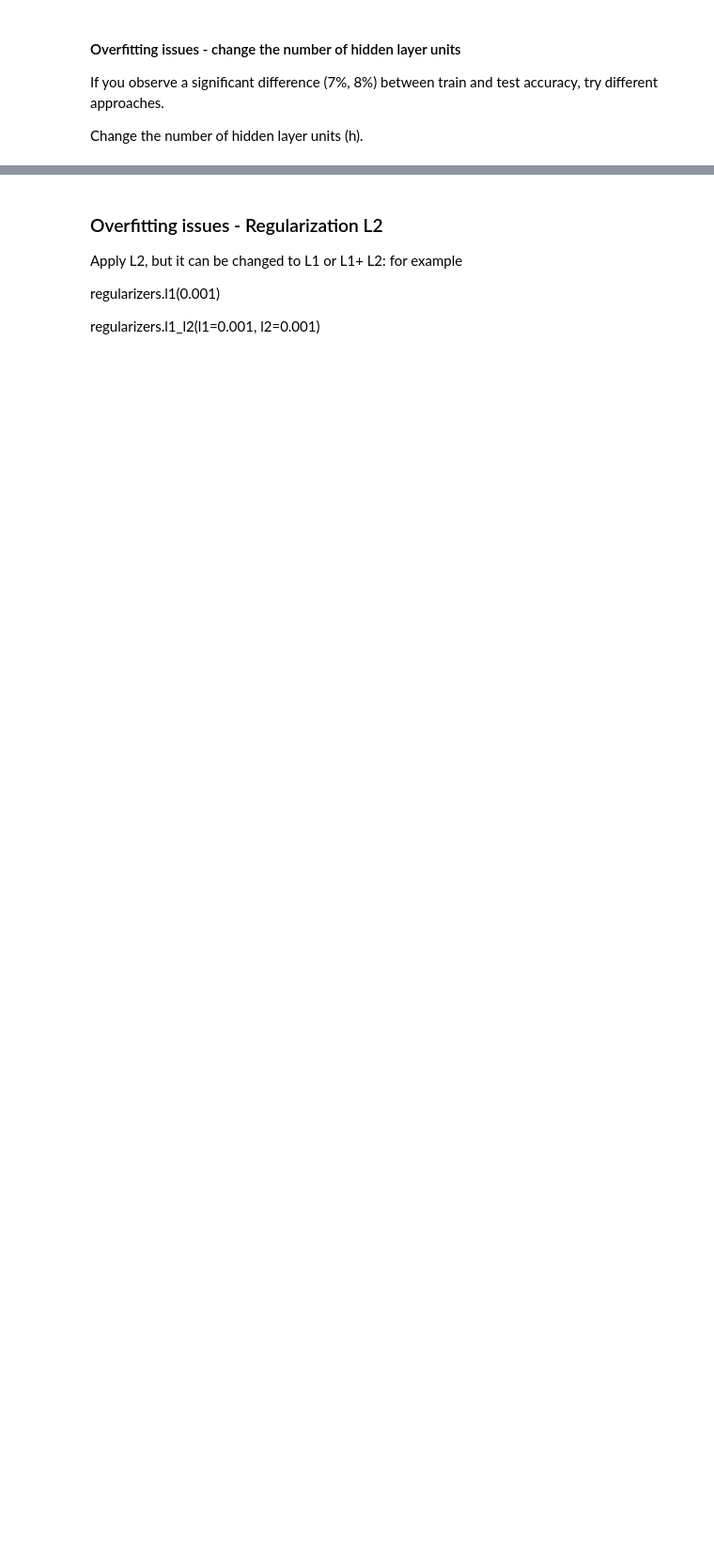
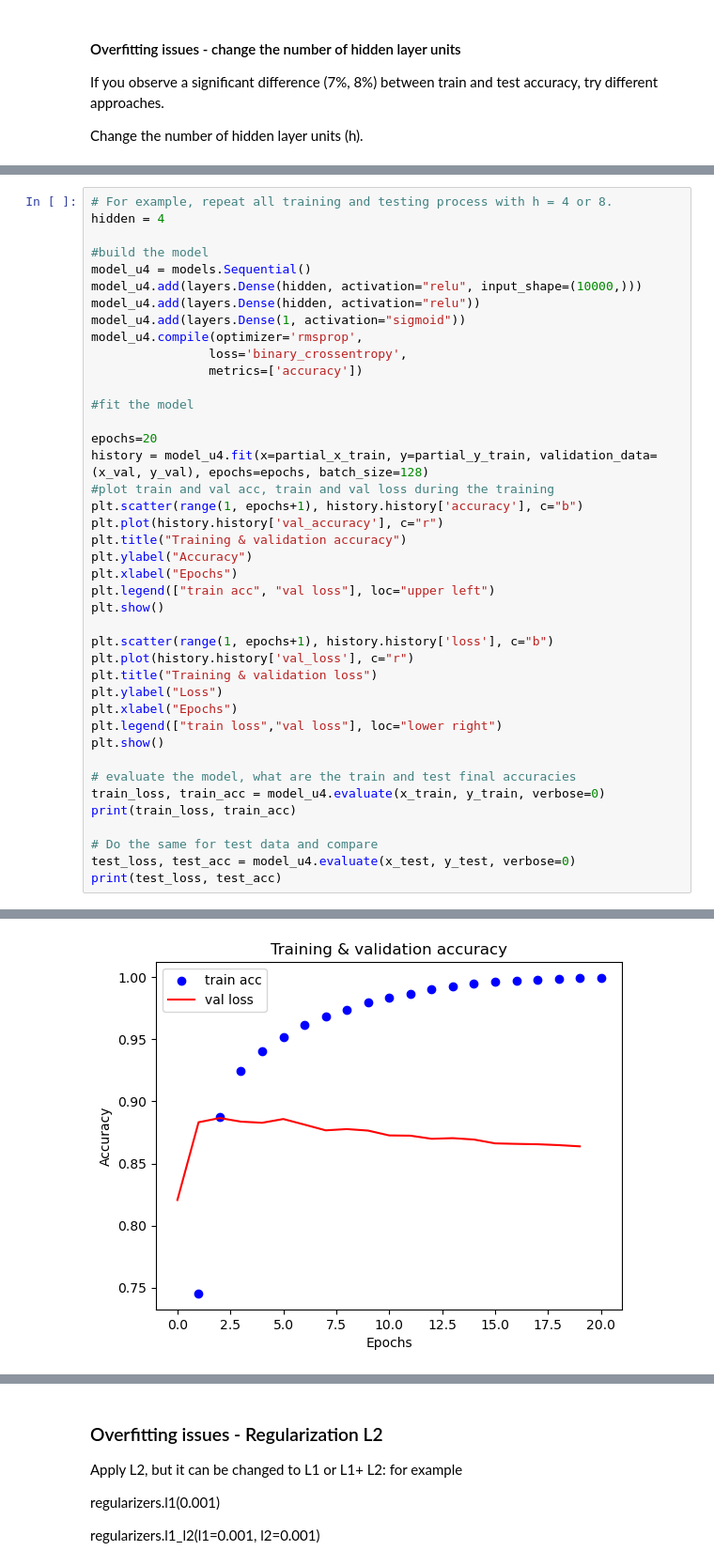
Before and after one commit to renanaferreira/CAA-repository, a Jupyter notebook: Lab3/DNN_classifier_exs.ipynb, the cells around one changed output, grey strips where cells are left out. Shown at 94% size. Saved outputs shown, nothing was run; the diff lists cells and outputs as text; blank space fills up the shorter version.

```diff
--- a/Lab3/DNN_classifier_exs.ipynb
+++ b/Lab3/DNN_classifier_exs.ipynb
@@ -222,0 +385,42 @@ hidden = 4
+# %%
+# For example, repeat all training and testing process with h = 4 or 8.
+hidden = 4
+
+#build the model
+model_u4 = models.Sequential()
+model_u4.add(layers.Dense(hidden, activation="relu", input_shape=(10000,)))
+model_u4.add(layers.Dense(hidden, activation="relu"))
+model_u4.add(layers.Dense(1, activation="sigmoid"))
+model_u4.compile(optimizer='rmsprop',
+                loss='binary_crossentropy',
+                metrics=['accuracy'])
+
+#fit the model
+
+epochs=20
+history = model_u4.fit(x=partial_x_train, y=partial_y_train, validation_data=(x_val, y_val), epochs=epochs, batch_size=128)
+#plot train and val acc, train and val loss during the training
+plt.scatter(range(1, epochs+1), history.history['accuracy'], c="b")
+plt.plot(history.history['val_accuracy'], c="r")
+plt.title("Training & validation accuracy")
+plt.ylabel("Accuracy")
+plt.xlabel("Epochs")
+plt.legend(["train acc", "val loss"], loc="upper left")
+plt.show()
+
+plt.scatter(range(1, epochs+1), history.history['loss'], c="b")
+plt.plot(history.history['val_loss'], c="r")
+plt.title("Training & validation loss")
+plt.ylabel("Loss")
+plt.xlabel("Epochs")
+plt.legend(["train loss","val loss"], loc="lower right")
+plt.show()
+
+# evaluate the model, what are the train and test final accuracies
+train_loss, train_acc = model_u4.evaluate(x_train, y_train, verbose=0)
+print(train_loss, train_acc)
+
+# Do the same for test data and compare
+test_loss, test_acc = model_u4.evaluate(x_test, y_test, verbose=0)
+print(test_loss, test_acc)
+# %% [output]
@@ -222,0 +444 @@ hidden = 4
+[figure, added]
```
Also changed, not shown: parts of 21 cells of this notebook.
